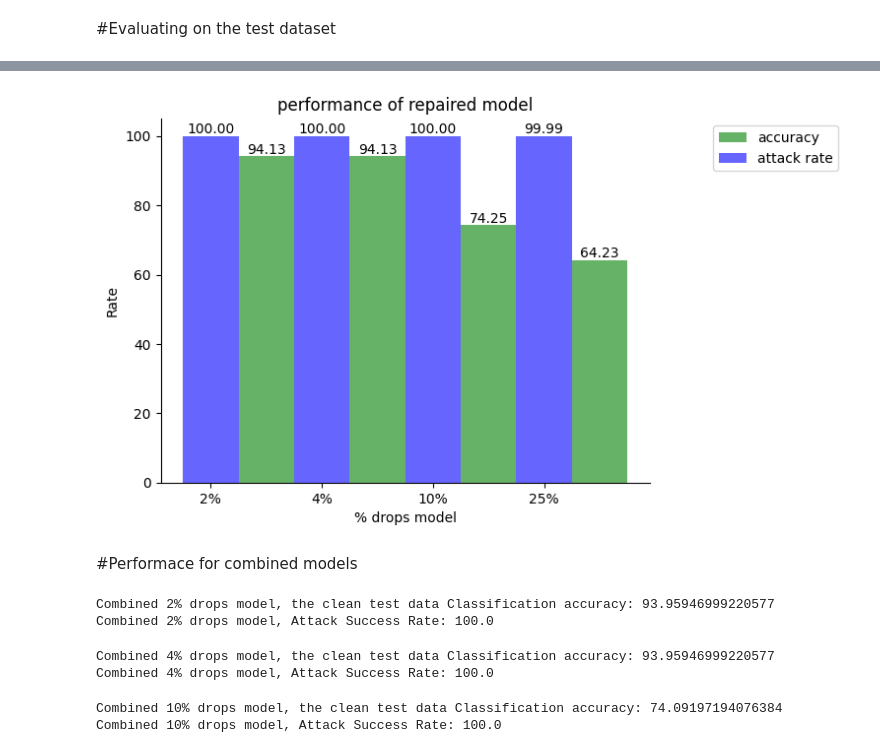
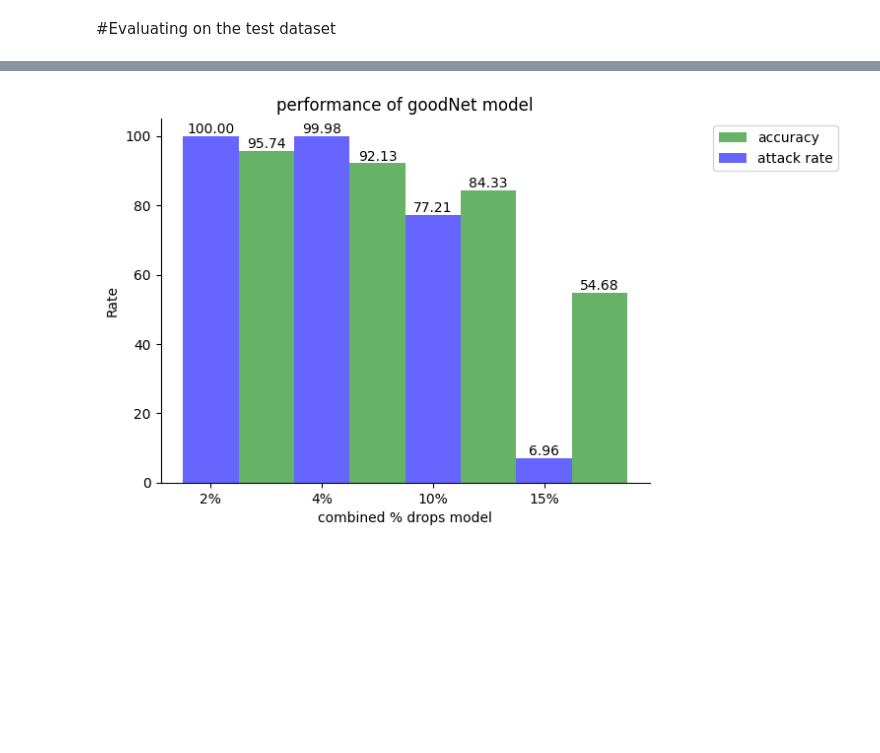
Before and after one commit to akanksha6/ML-Cyber-Security, a Jupyter notebook: MLCyber_Lab4.ipynb, the cells around one changed output, grey strips where cells are left out. Cells and saved outputs as stored; diff of their text form; code cells hidden in the pictures; blank space fills up the shorter version.

```diff
--- a/MLCyber_Lab4.ipynb
+++ b/MLCyber_Lab4.ipynb
@@ -320,0 +350,8 @@ G_model_X_25 = G(bd_model, test_model_X_25)
+# %%
+cl_25_pred = np.argmax(model_X25.predict(x_test_cl), axis=1)
+acc_25 = np.mean(np.equal(cl_25_pred, y_test_cl)) * 100
+print('Classification accuracy on the clean test data for 25% drops model:', acc_25)
+
+bd_25_pred = np.argmax(model_X25.predict(x_test_bd), axis=1)
+success_rate_25 = np.mean(np.equal(bd_25_pred, y_test_bd)) * 100
+print('Attack Success Rate for 25% drops model:', success_rate_25)
@@ -360,9 +438,9 @@ print('10% drops model, Attack Success Rate:', asr_10)
 # %%
-cl_test_25_label_p = np.argmax(test_model_X_25.predict(x_test_cl), axis=1)
-clean_test_25_accuracy = np.mean(np.equal(cl_test_25_label_p, y_test_cl))*100
-print('25% drops model, the clean test data classification accuracy:', clean_test_25_accuracy)
+G_cl_25_pred = G_model_X25.predict(x_test_cl)
+G_acc_25 = np.mean(np.equal(G_cl_25_pred, y_test_cl))*100
+print('Combined 25% drops model, the clean test data Classification accuracy:', G_acc_25)
 
-bd_test_25_label_p = np.argmax(test_model_X_25.predict(x_test_bd), axis=1)
-asr_25 = np.mean(np.equal(bd_test_25_label_p, y_test_bd))*100
-print('25% drops model, Attack Success Rate:', asr_25)
+G_bd_25_pred = G_model_X25.predict(x_test_bd)
+G_success_rate_25 = np.mean(np.equal(G_bd_25_pred, y_test_bd))*100
+print('Combined 25% drops model, Attack Success Rate:', G_success_rate_25)
 # %% [output]
@@ -391,0 +449,12 @@ df.set_index('model')
+# %%
+G_attack_success_rate = [G_success_rate_2, G_success_rate_4, G_success_rate_10, G_success_rate_25]
+G_acc = [G_acc_2, G_acc_4, G_acc_10, G_acc_25]
+
+G_print_data = {
+    "G_text_acc": G_acc,
+    "G_model": ["G_2%", "G_4%", "G_10%", "G_25%"],
+    "G_attack_success_rate": G_attack_success_rate,
+}
+
+G_df = pd.DataFrame(G_print_data)
+G_df.set_index('G_model')
@@ -392,56 +468,20 @@ df.set_index('model')
 # %%
 opacity = 0.6
 bar_width = 0.5
 
-bar1 = plt.bar(np.arange(len(test_acc)) + bar_width, test_acc, bar_width, align='center', alpha=opacity, color='green', label='accuracy')
-bar2 = plt.bar(range(len(attack_rate)), attack_rate, bar_width, align='center', alpha=opacity, color='blue', label='attack rate')
+bar1 = plt.bar(np.arange(len(G_acc)) + bar_width, G_acc, bar_width, align='center', alpha=opacity, color='green', label='accuracy')
+bar2 = plt.bar(range(len(G_attack_success_rate)),G_attack_success_rate, bar_width, align='center', alpha=opacity, color='blue', label='attack rate')
 
-# Add counts above the two bar graphs
 for rect in bar1 + bar2:
     height = rect.get_height()
     plt.text(rect.get_x() + rect.get_width() / 2.0, height, f'{height:.02f}', ha='center', va='bottom')
 
-plt.xlabel('% drops model')
+plt.xlabel('combined % drops model')
 plt.ylabel('Rate')
-plt.xticks(range(len(test_acc)),('2%', '4%', '10%', '25%'))
+plt.xticks(range(len(G_acc)),('2%', '4%', '10%', '15%'))
 plt.legend(bbox_to_anchor=(1.4, 1))
-plt.title('performance of repaired model')
+plt.title('performance of goodNet model')
 sns.despine()
 plt.show()
 # %% [output]
-[figure, old version]
+[figure, new version]
-# %% [markdown]
-#Performace for combined models
-# %%
-G_cl_test_2_label_p = G_model_X_2.predict(x_test_cl)
-G_clean_test_2_accuracy = np.mean(np.equal(G_cl_test_2_label_p, y_test_cl))*100
-print('Combined 2% drops model, the clean test data Classification accuracy:', G_clean_test_2_accuracy)
-
-G_bd_test_2_label_p = G_model_X_2.predict(x_test_bd)
-G_asr_2 = np.mean(np.equal(G_bd_test_2_label_p, y_test_bd))*100
-print('Combined 2% drops model, Attack Success Rate:', G_asr_2)
-# %% [output]
-Combined 2% drops model, the clean test data Classification accuracy: 93.95946999220577
-Combined 2% drops model, Attack Success Rate: 100.0
-# %%
-G_cl_test_4_label_p = G_model_X_4.predict(x_test_cl)
-G_clean_test_4_accuracy = np.mean(np.equal(G_cl_test_4_label_p, y_test_cl))*100
-print('Combined 4% drops model, the clean test data Classification accuracy:', G_clean_test_4_accuracy)
-
-G_bd_test_4_label_p = G_model_X_4.predict(x_test_bd)
-G_asr_4 = np.mean(np.equal(G_bd_test_4_label_p, y_test_bd))*100
-print('Combined 4% drops model, Attack Success Rate:', G_asr_4)
-# %% [output]
-Combined 4% drops model, the clean test data Classification accuracy: 93.95946999220577
-Combined 4% drops model, Attack Success Rate: 100.0
-# %%
-G_cl_test_10_label_p = G_model_X_10.predict(x_test_cl)
-G_clean_test_10_accuracy = np.mean(np.equal(G_cl_test_10_label_p, y_test_cl))*100
-print('Combined 10% drops model, the clean test data Classification accuracy:', G_clean_test_10_accuracy)
-
-G_bd_test_10_label_p = G_model_X_10.predict(x_test_bd)
-G_asr_10 = np.mean(np.equal(G_bd_test_10_label_p, y_test_bd))*100
-print('Combined 10% drops model, Attack Success Rate:', G_asr_10)
-# %% [output]
-Combined 10% drops model, the clean test data Classification accuracy: 74.09197194076384
-Combined 10% drops model, Attack Success Rate: 100.0
```
Also changed, not shown: parts of 33 cells of this notebook.
